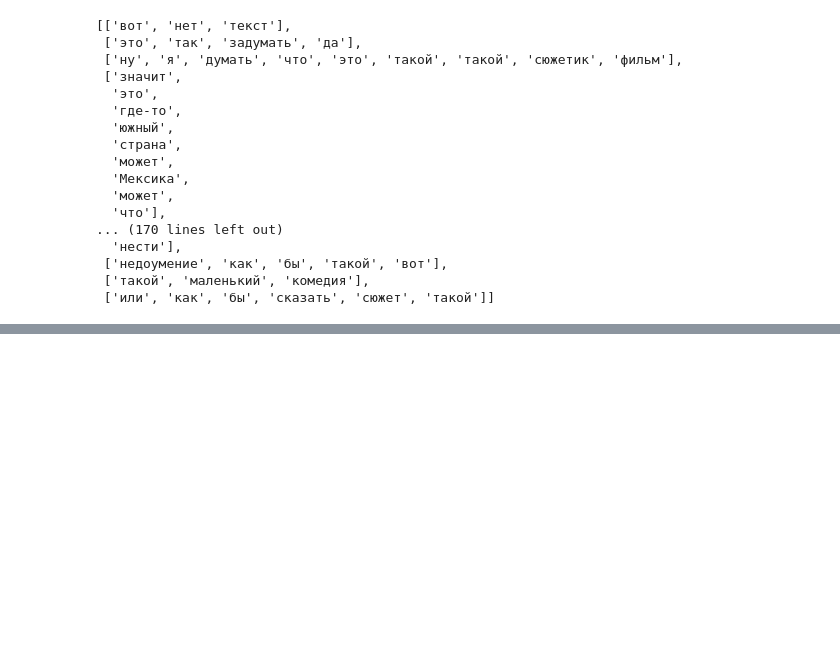
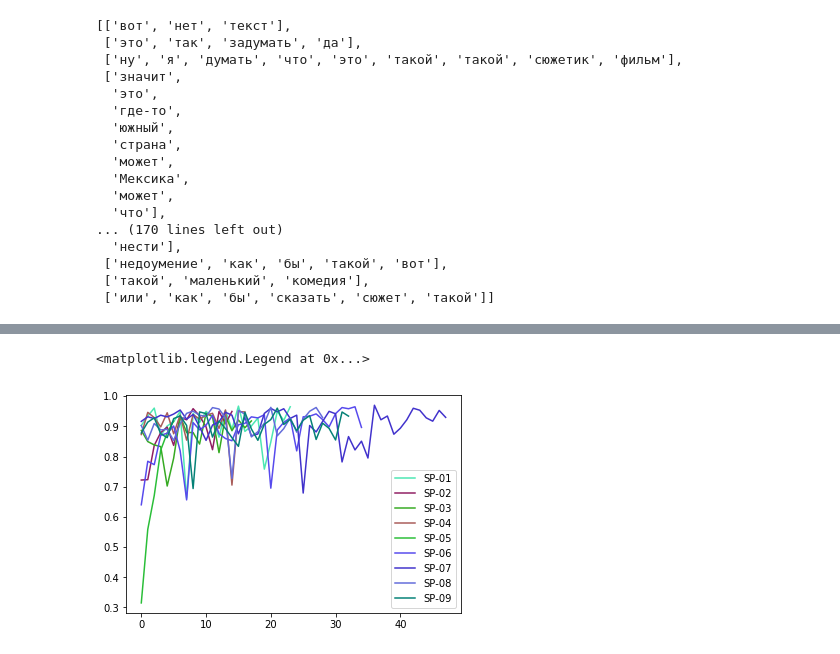
Before and after one commit to flying-bear/modeling_schizo, a Jupyter notebook: modeling_schizo.ipynb, the cells around one changed output, grey strips where cells are left out. Saved outputs shown, nothing was run; the diff lists cells and outputs as text; code cells hidden in the pictures; blank space fills up the shorter version.

```diff
--- a/modeling_schizo.ipynb
+++ b/modeling_schizo.ipynb
@@ -314,0 +439,9 @@ sample['control']['HP-03']
+# %%
+for filename in sample['schizo']:
+    file = sample['schizo'][filename]
+    file_sim = tangentiality_array_1(file)
+    plt.plot(range(len(file_sim)),file_sim, random_color(), label=filename, linestyle='-')
+plt.legend()
+# %% [output]
+<matplotlib.legend.Legend at 0x...>
+[figure, added]
```
Also changed, not shown: parts of 21 cells of this notebook.
